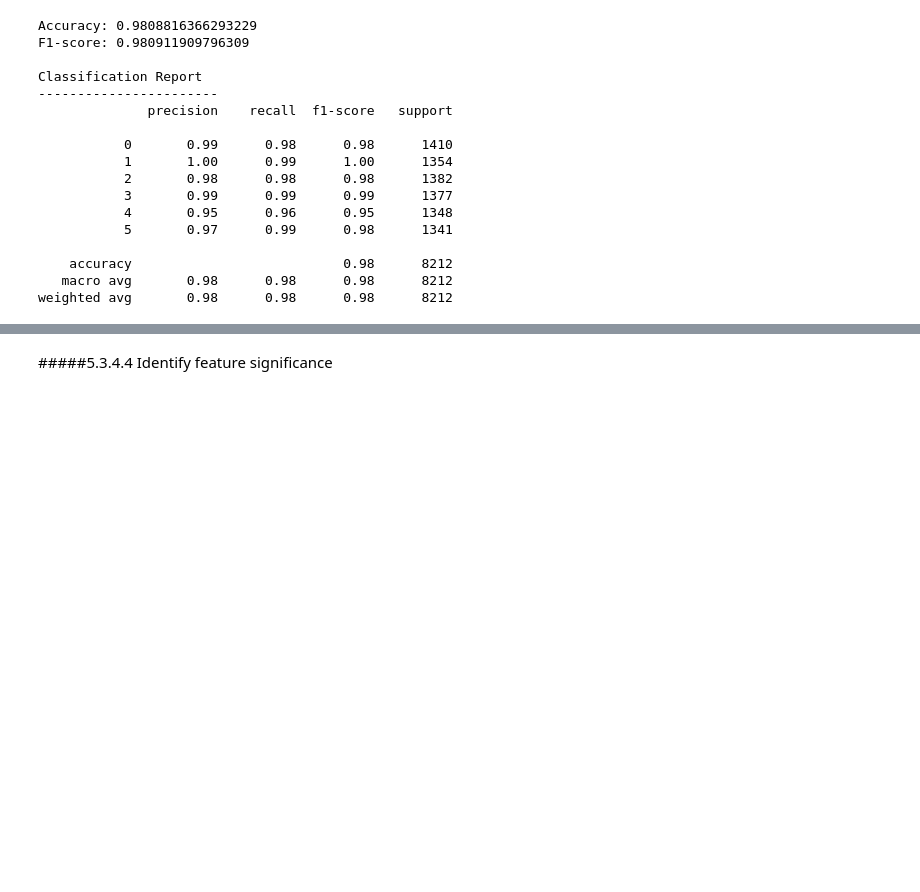
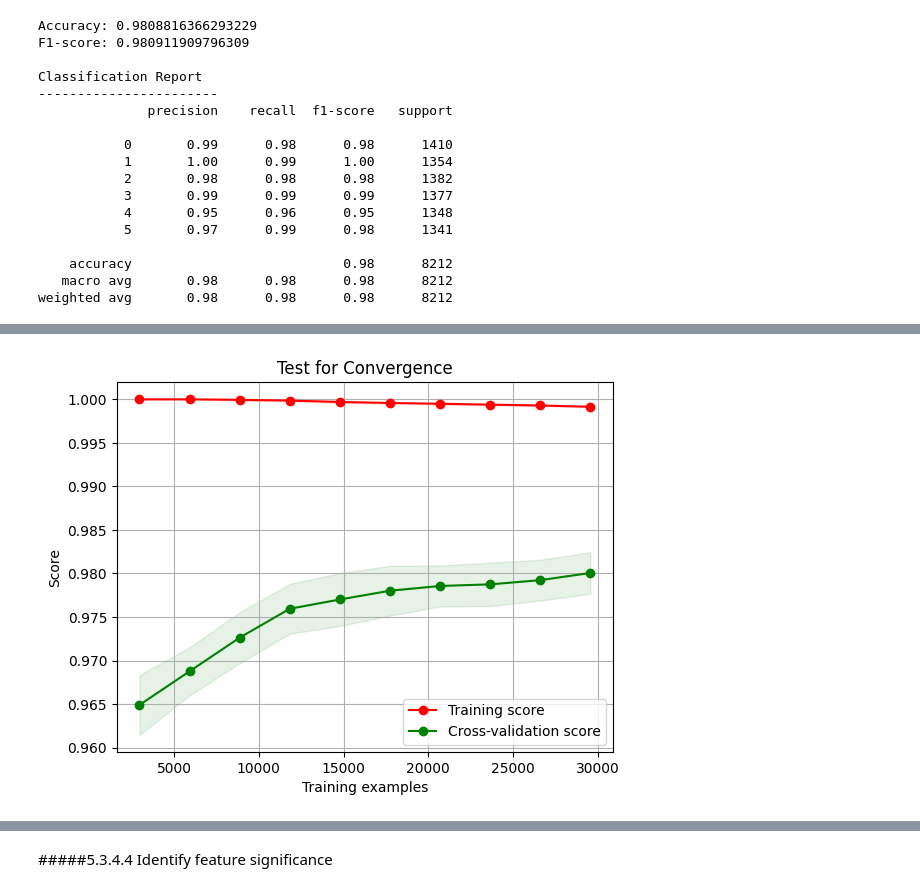
Before and after one commit to subodha1980/BU, a Jupyter notebook: activityDetection.ipynb, the cells around one changed output, grey strips where cells are left out. Saved outputs shown, nothing was run; the diff lists cells and outputs as text; code cells hidden in the pictures; blank space fills up the shorter version.

```diff
--- a/activityDetection.ipynb
+++ b/activityDetection.ipynb
@@ -684,0 +756,4 @@ optimalParamRF = {'max_depth': 20, 'min_samples_leaf': 1, 'min_samples_split': 2
+# %%
+convergenceTest(x_resampled, y_resampled, 0.2, RandomForestClassifier(**optimalParamRF))
+# %% [output]
+[figure, added]
```
Also changed, not shown: parts of 22 cells of this notebook.
